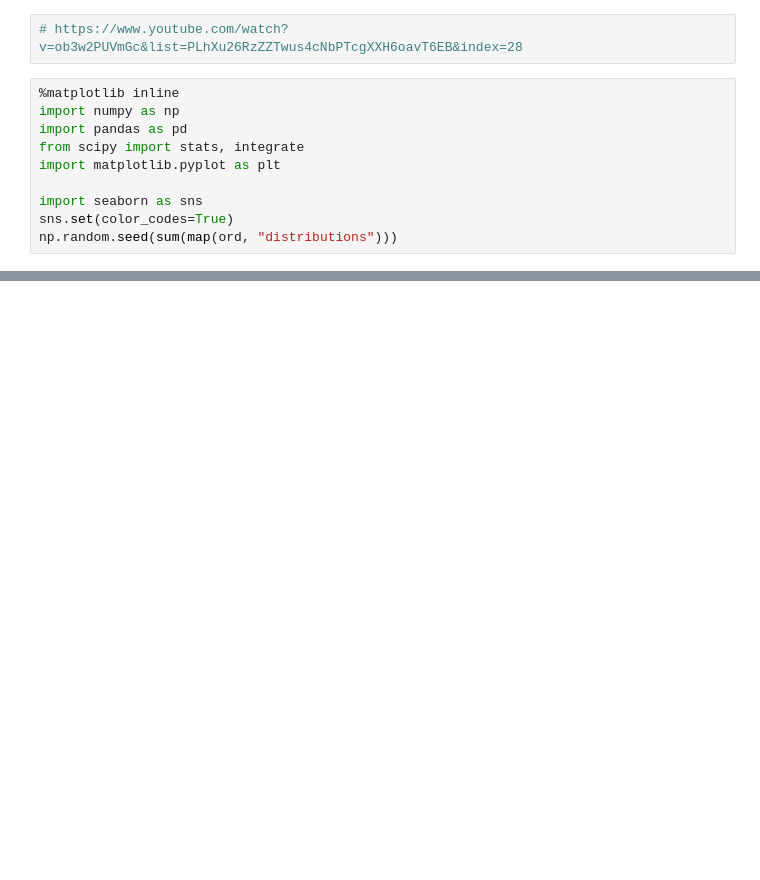
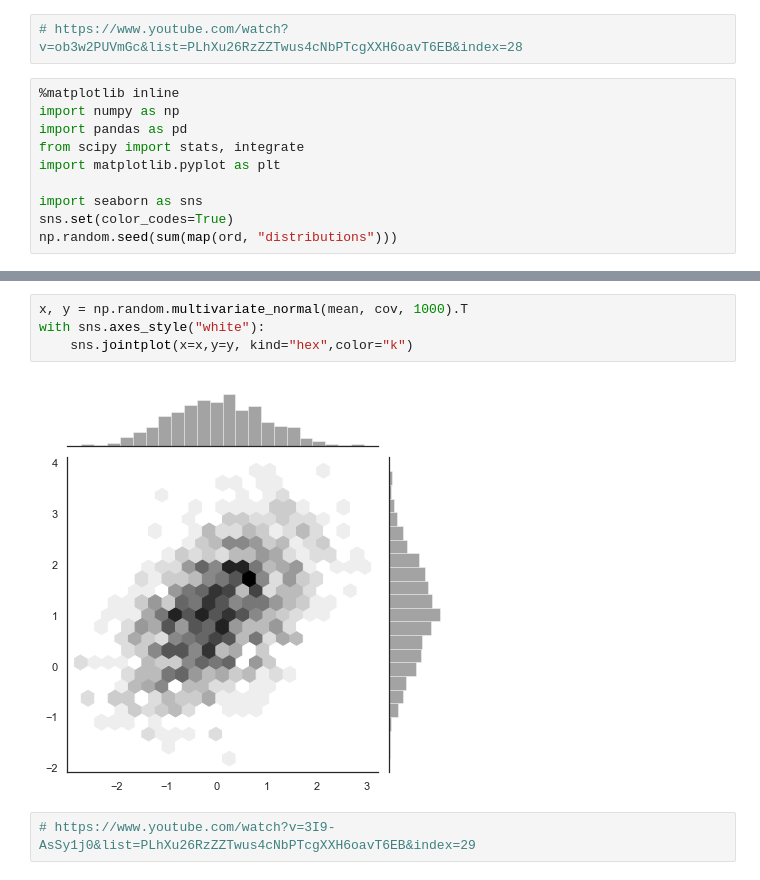
Before and after one commit to thomashuan88/python_ml, a Jupyter notebook: data_analytic1.ipynb, the cells around one changed output, grey strips where cells are left out. Cells and saved outputs as stored; diff of their text form; blank space fills up the shorter version.

```diff
--- a/data_analytic1.ipynb
+++ b/data_analytic1.ipynb
@@ -76,0 +77,8 @@ sns.jointplot(x="x",y="y", data=df)
+# %%
+x, y = np.random.multivariate_normal(mean, cov, 1000).T
+with sns.axes_style("white"):
+    sns.jointplot(x=x,y=y, kind="hex",color="k")
+# %% [output]
+[figure, added]
+# %%
+# https://www.youtube.com/watch?v=3I9-AsSy1j0&list=PLhXu26RzZZTwus4cNbPTcgXXH6oavT6EB&index=29
```
Also changed, not shown: parts of 23 cells of this notebook, 1 other file.
